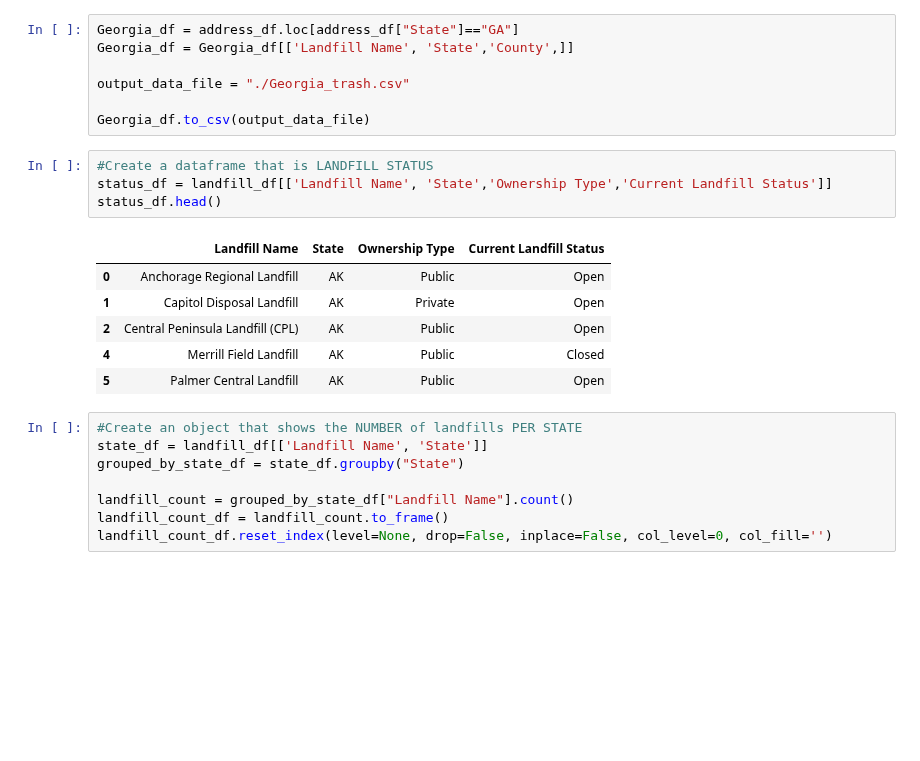
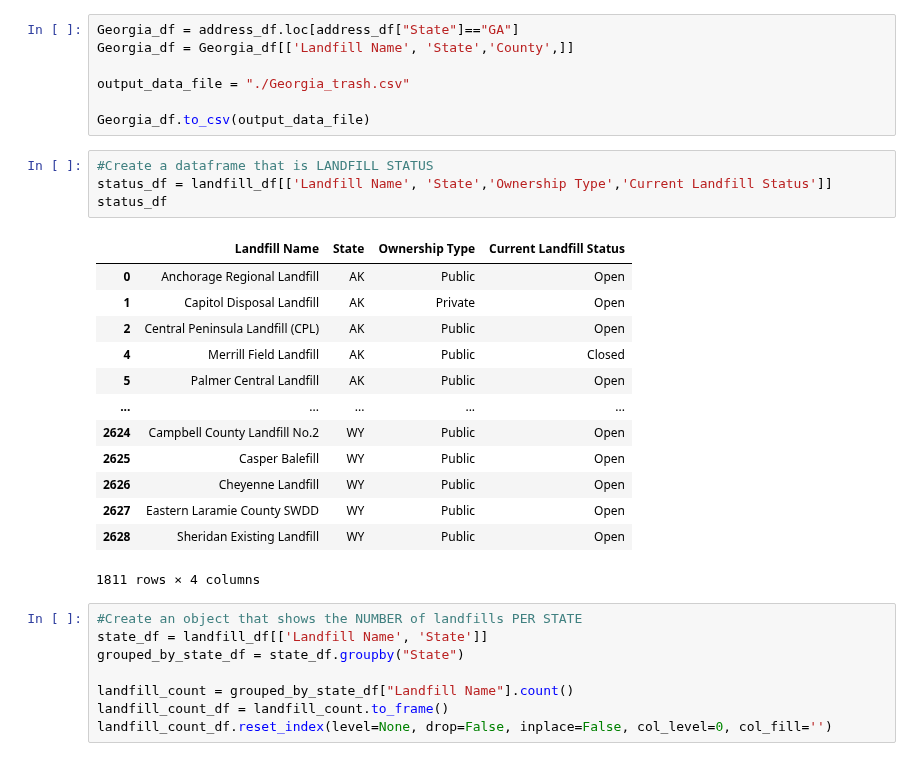
Before and after one commit to LCHoffman/Project_1, a Jupyter notebook: Landfill_df-Copy1.ipynb, the cells around one changed output. Drawn from its saved outputs; the diff is of its cells as text; blank space fills up the shorter version.

```diff
--- a/Landfill_df-Copy1.ipynb
+++ b/Landfill_df-Copy1.ipynb
@@ -44,14 +49,21 @@ Georgia_df.to_csv(output_data_file)
 # %%
 #Create a dataframe that is LANDFILL STATUS
 status_df = landfill_df[['Landfill Name', 'State','Ownership Type','Current Landfill Status']]
-status_df.head()
+status_df
 # %% [output]
 |  | Landfill Name | State | Ownership Type | Current Landfill Status |
 | 0 | Anchorage Regional Landfill | AK | Public | Open |
 | 1 | Capitol Disposal Landfill | AK | Private | Open |
 | 2 | Central Peninsula Landfill (CPL) | AK | Public | Open |
 | 4 | Merrill Field Landfill | AK | Public | Closed |
 | 5 | Palmer Central Landfill | AK | Public | Open |
+| ... | ... | ... | ... | ... |
+| 2624 | Campbell County Landfill No.2 | WY | Public | Open |
+| 2625 | Casper Balefill | WY | Public | Open |
+| 2626 | Cheyenne Landfill | WY | Public | Open |
+| 2627 | Eastern Laramie County SWDD | WY | Public | Open |
+| 2628 | Sheridan Existing Landfill | WY | Public | Open |
+1811 rows × 4 columns
 # %%
 #Create an object that shows the NUMBER of landfills PER STATE
 state_df = landfill_df[['Landfill Name', 'State']]
```
Also changed, not shown: parts of 2 cells of this notebook, 5 other files.
